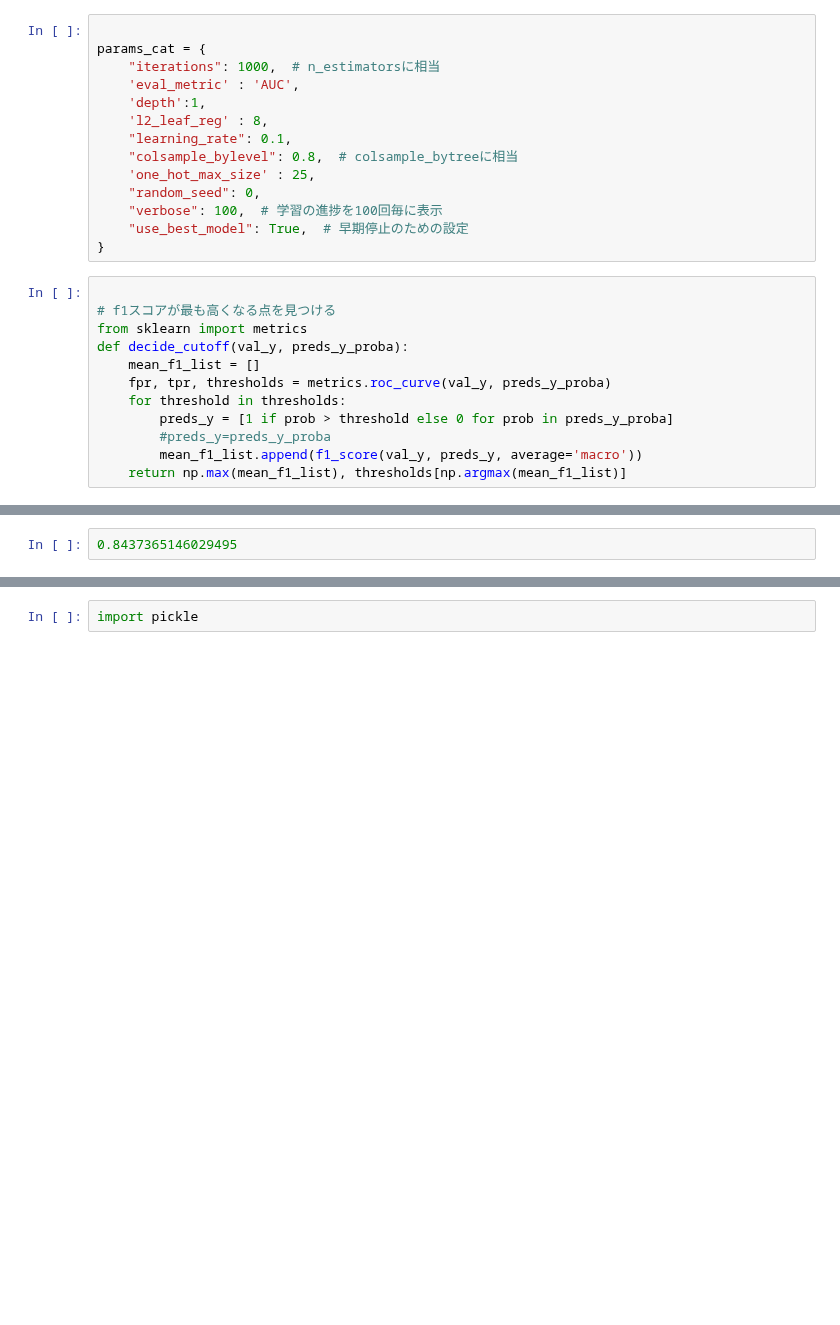
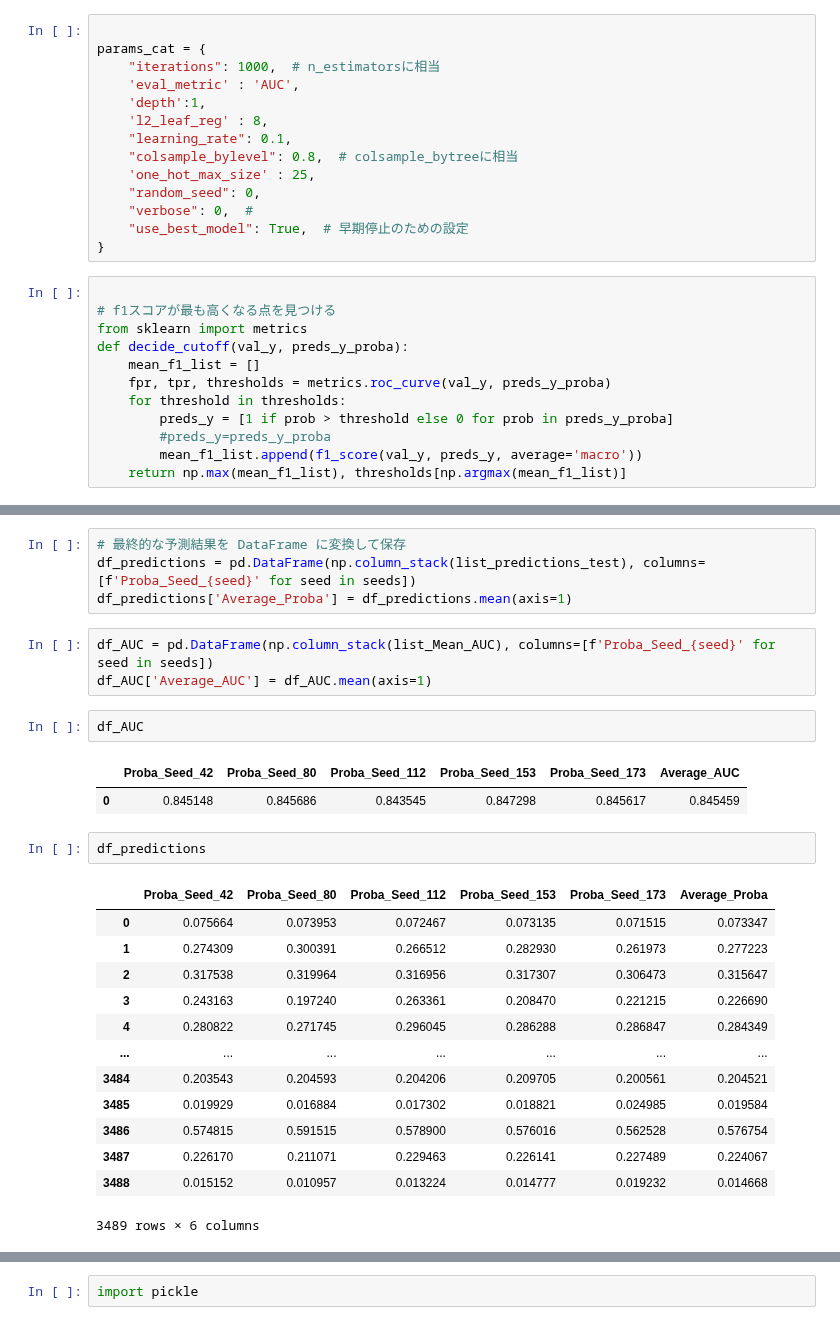
Before and after one commit to mamekin05108/signatecup2024summer, a Jupyter notebook: Catboost_20240825.ipynb, the cells around one changed output, grey strips where cells are left out. Drawn from its saved outputs; the diff is of its cells as text; blank space fills up the shorter version.

```diff
--- a/Catboost_20240825.ipynb
+++ b/Catboost_20240825.ipynb
@@ -142,7 +144,7 @@ params_cat = {
     "colsample_bylevel": 0.8,  # colsample_bytreeに相当
     'one_hot_max_size' : 25,
     "random_seed": 0,
-    "verbose": 100,  # 学習の進捗を100回毎に表示
+    "verbose": 0,  #
     "use_best_model": True,  # 早期停止のための設定
 }
 # %%
@@ -256,2 +294,28 @@ SyntaxError: invalid syntax (<ipython-input-81-76ea1f53a6c0>, line 1)
-# %%
-0.8437365146029495
+# %%
+# 最終的な予測結果を DataFrame に変換して保存
+df_predictions = pd.DataFrame(np.column_stack(list_predictions_test), columns=[f'Proba_Seed_{seed}' for seed in seeds])
+df_predictions['Average_Proba'] = df_predictions.mean(axis=1)
+# %%
+df_AUC = pd.DataFrame(np.column_stack(list_Mean_AUC), columns=[f'Proba_Seed_{seed}' for seed in seeds])
+df_AUC['Average_AUC'] = df_AUC.mean(axis=1)
+# %%
+df_AUC
+# %% [output]
+|  | Proba_Seed_42 | Proba_Seed_80 | Proba_Seed_112 | Proba_Seed_153 | Proba_Seed_173 | Average_AUC |
+| 0 | 0.845148 | 0.845686 | 0.843545 | 0.847298 | 0.845617 | 0.845459 |
+# %%
+df_predictions
+# %% [output]
+|  | Proba_Seed_42 | Proba_Seed_80 | Proba_Seed_112 | Proba_Seed_153 | Proba_Seed_173 | Average_Proba |
+| 0 | 0.075664 | 0.073953 | 0.072467 | 0.073135 | 0.071515 | 0.073347 |
+| 1 | 0.274309 | 0.300391 | 0.266512 | 0.282930 | 0.261973 | 0.277223 |
+| 2 | 0.317538 | 0.319964 | 0.316956 | 0.317307 | 0.306473 | 0.315647 |
+| 3 | 0.243163 | 0.197240 | 0.263361 | 0.208470 | 0.221215 | 0.226690 |
+| 4 | 0.280822 | 0.271745 | 0.296045 | 0.286288 | 0.286847 | 0.284349 |
+| ... | ... | ... | ... | ... | ... | ... |
+| 3484 | 0.203543 | 0.204593 | 0.204206 | 0.209705 | 0.200561 | 0.204521 |
+| 3485 | 0.019929 | 0.016884 | 0.017302 | 0.018821 | 0.024985 | 0.019584 |
+| 3486 | 0.574815 | 0.591515 | 0.578900 | 0.576016 | 0.562528 | 0.576754 |
+| 3487 | 0.226170 | 0.211071 | 0.229463 | 0.226141 | 0.227489 | 0.224067 |
+| 3488 | 0.015152 | 0.010957 | 0.013224 | 0.014777 | 0.019232 | 0.014668 |
+3489 rows × 6 columns
```
Also changed, not shown: parts of 13 cells of this notebook.
